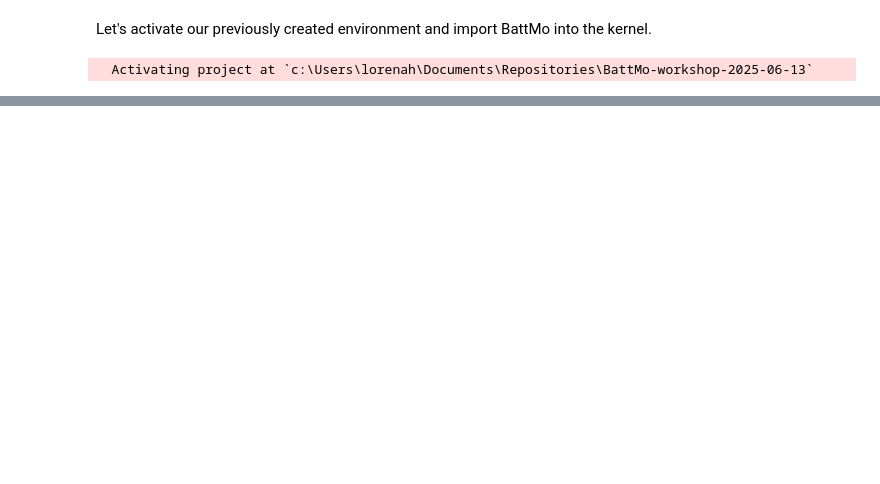
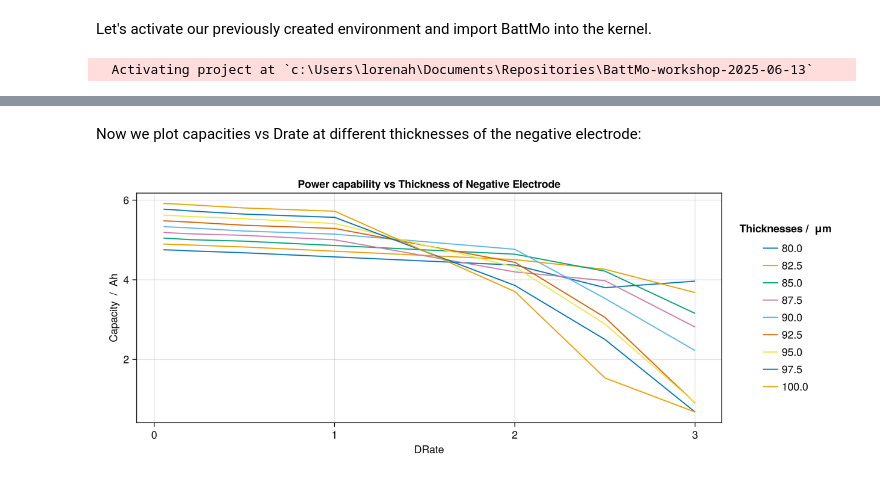
Before and after one commit to BattMoTeam/BattMo-workshop-2025-10-20, a Jupyter notebook: tutorials/Session_1_Normal_workflows.ipynb, the cells around one changed output, grey strips where cells are left out. Saved outputs shown, nothing was run; the diff lists cells and outputs as text; code cells hidden in the pictures; blank space fills up the shorter version.

```diff
--- a/tutorials/Session_1_Normal_workflows.ipynb
+++ b/tutorials/Session_1_Normal_workflows.ipynb
@@ -211,0 +134,28 @@ f
+# %%
+power_rates = []
+np_ratios = []
+
+for thickness in thicknesses
+
+	capacities = []
+
+	cell_parameters["NegativeElectrode"]["ElectrodeCoating"]["Thickness"] = thickness
+	n_to_p_ratio = compute_np_ratio(cell_parameters)
+	push!(np_ratios, n_to_p_ratio)
+
+	for d_rate in d_rates
+
+		cc_discharge_protocol["DRate"] = d_rate
+		sim = Simulation(model_setup, cell_parameters, cc_discharge_protocol)
+		print("###### Simulation of thickness $thickness | d_rate $d_rate #########")
+		output = solve(sim; end_report = false)
+
+		if length(output[:states]) > 0 # if simulation is successful
+			discharge_capacity = compute_discharge_capacity(output)
+			push!(capacities, discharge_capacity)
+		else
+			push!(capacities, 0.0)
+		end
+	end
+	push!(power_rates, (thickness = thickness, d_rates = d_rates, capacities = capacities, np_ratio = n_to_p_ratio))
+end
@@ -211,0 +184,16 @@ f
+# %% [markdown]
+Now we plot capacities vs Drate at different thicknesses of the negative electrode:
+# %%
+fig = Figure(size = (1000, 400))
+ax = Axis(fig[1, 1], title = "Power capability vs Thickness of Negative Electrode",
+          xlabel = "DRate", ylabel = "Capacity  /  Ah")
+
+for experiment in power_rates
+    label_str = lowercase(string(experiment.thickness*10^6))  # Scientific notation as string
+    lines!(ax, experiment.d_rates, experiment.capacities, label = label_str)
+end
+
+fig[1, 2] = Legend(fig, ax, "Thicknesses /  μm", framevisible = false)
+fig
+# %% [output]
+[figure, added]
```
Also changed, not shown: parts of 63 cells of this notebook, 2 other files.
